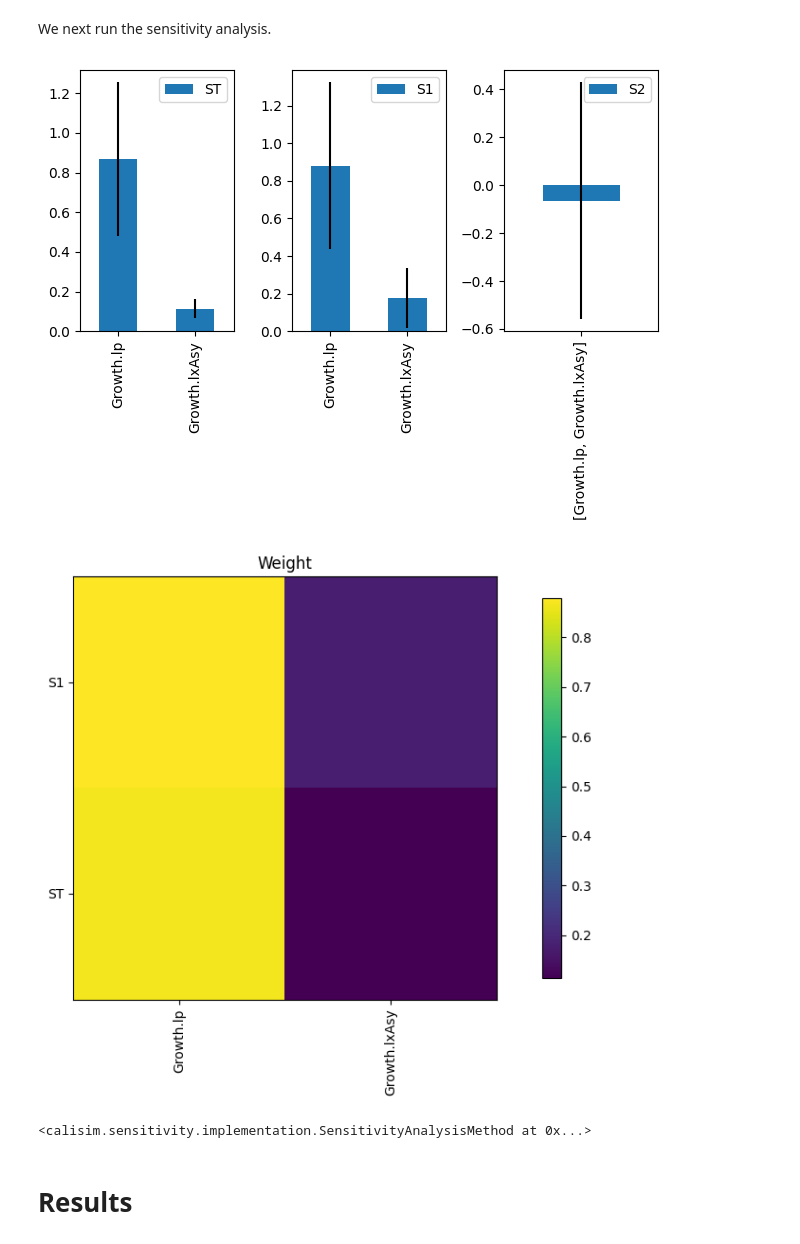
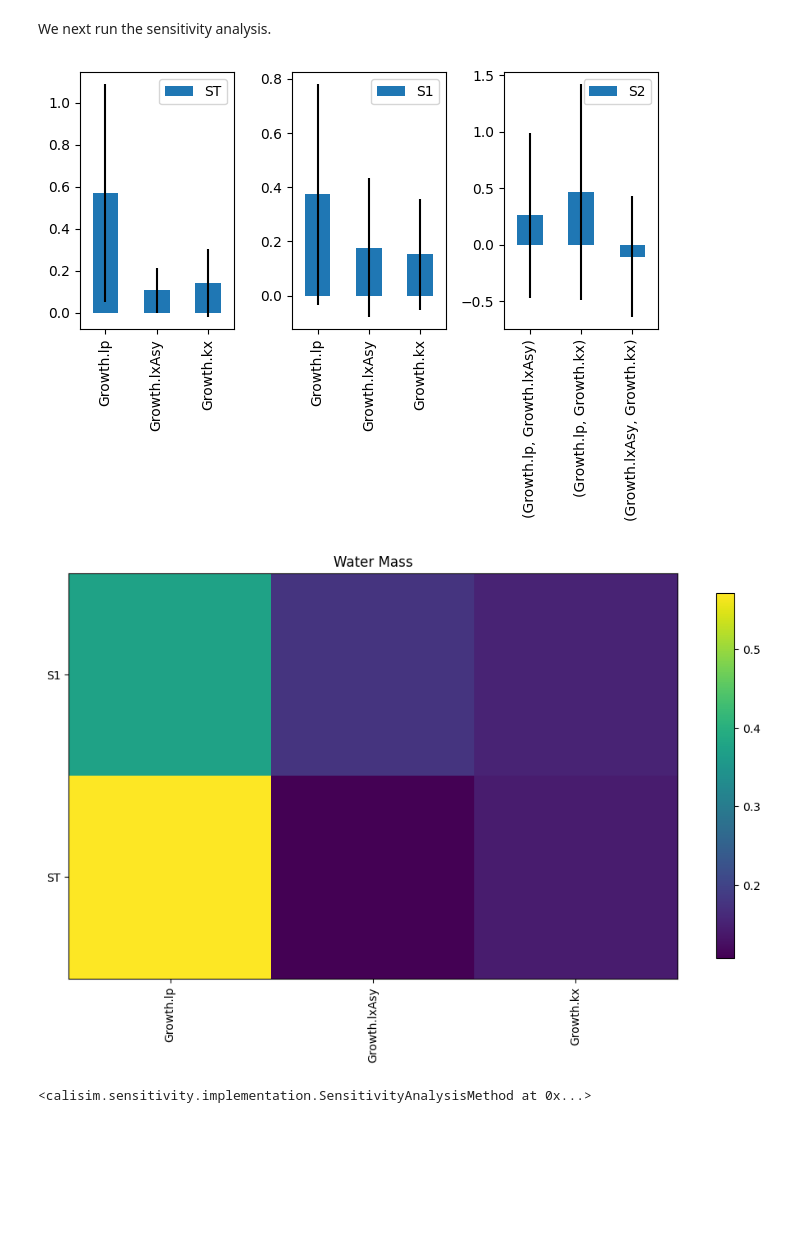
Before and after one commit to Plant-Food-Research-Open/calisim-examples-workshop-material, a Jupyter notebook: workshop/2_jfruit2/1_jfruit2_sensitivity_analysis.ipynb, the cells around one changed output. Saved outputs shown, nothing was run; the diff lists cells and outputs as text; code cells hidden in the pictures; blank space fills up the shorter version.

Commit message:
Adding JFruit2 content

```diff
--- a/workshop/2_jfruit2/1_jfruit2_sensitivity_analysis.ipynb
+++ b/workshop/2_jfruit2/1_jfruit2_sensitivity_analysis.ipynb
@@ -57,3 +57,7 @@ observed_data
 | 3790 | 159 | 23 | 13.814 | 13.814 | 9.8711 | 9.8711 | 0.0 | 194.56000 | 0.000610 | 20.433 | ... | ... |
 | 3791 | 159 | 24 | 13.813 | 13.813 | 9.8693 | 9.8693 | 0.0 | 194.61000 | 0.000610 | 20.406 | ... | ... |
 3792 rows × 33 columns
+# %%
+model = JFruit2()
+properties_file = model.load_properties()
+properties_file
@@ -78,6 +104,12 @@ parameter_spec = ParameterSpecification(
 			distribution_args=[0.01, 0.015],
 			data_type=ParameterDataType.CONTINUOUS,
 		),
+		DistributionModel(
+			name="Growth.kx",
+			distribution_name="uniform",
+			distribution_args=[0.0019, 0.0038],
+			data_type=ParameterDataType.CONTINUOUS,
+		),
 	]
 )
 # %% [markdown]
@@ -95,37 +127,35 @@ def sensitivity_func(
     model.run(
         properties = osp.join("data", "out", f"{model.sim_id}.properties")
     )
     simulated_data = model.results.w.values
     metric = MeanSquaredError()
     discrepancy = metric.calculate(observed_data, simulated_data)
     return discrepancy
 
 specification = SensitivityAnalysisMethodModel(
 	experiment_name="salib_sensitivity_analysis",
 	parameter_spec=parameter_spec,
 	observed_data=observed_data.w.values,
 	method="sobol",
-	n_samples=32,
+	n_samples=16,
     n_jobs=8,
-	output_labels=["Weight"],
+	output_labels=["Water Mass"],
 	verbose=True,
 	batched=False,
 	method_kwargs=dict(calc_second_order=True, scramble=True),
 	analyze_kwargs=dict(
 		calc_second_order=True,
 		num_resamples=200,
 		conf_level=0.95,
 	),
 )
 
 calibrator = SensitivityAnalysisMethod(
 	calibration_func=sensitivity_func, specification=specification, engine="salib"
 )
 
 calibrator.specify().execute().analyze()
 # %% [output]
-[figure, old version]
+[figure, new version]
-[figure, old version]
+[figure, new version]
 <calisim.sensitivity.implementation.SensitivityAnalysisMethod at 0x...>
-# %% [markdown]
-# Results
```
Also changed, not shown: parts of 4 cells of this notebook, 2 other files.
